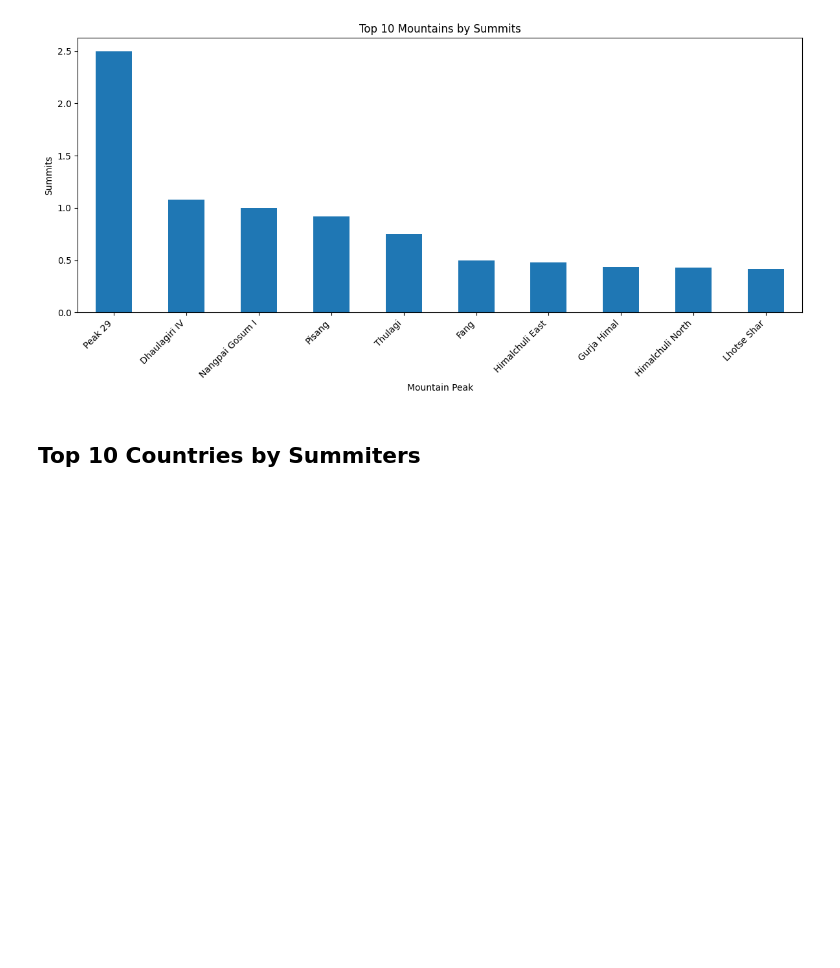
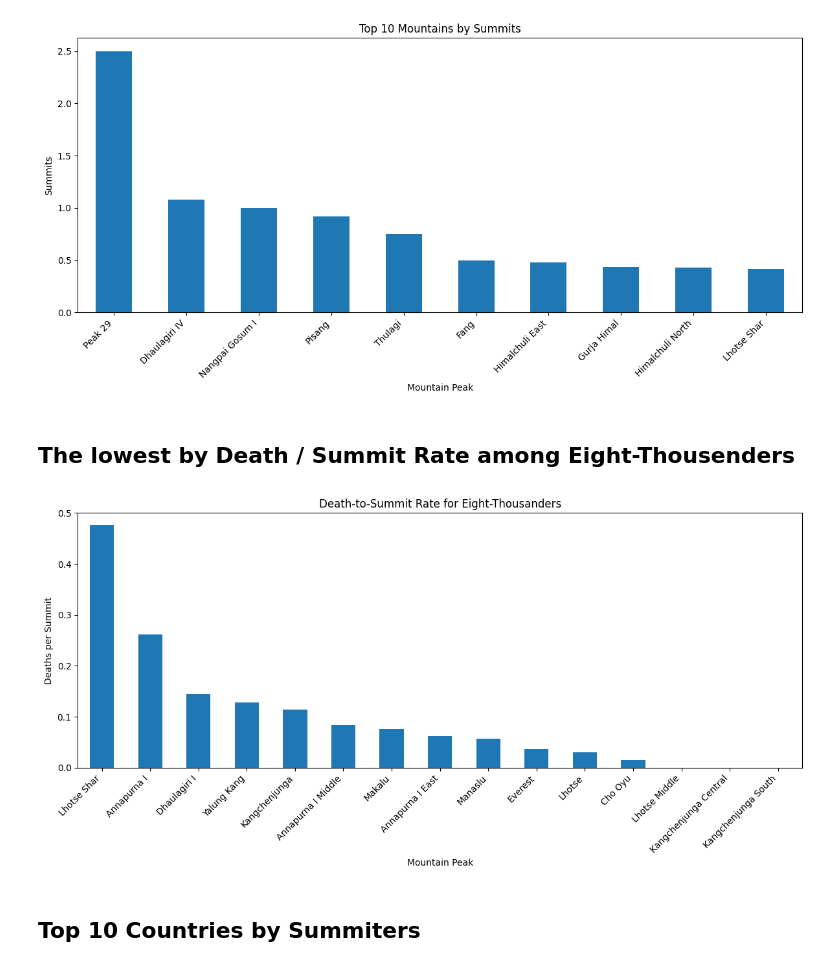
Before and after one commit to DmytroRi/himalayan_expeditions, a Jupyter notebook: HimalayaInsights.ipynb, the cells around one changed output. Saved outputs shown, nothing was run; the diff lists cells and outputs as text; code cells hidden in the pictures; blank space fills up the shorter version.

```diff
--- a/HimalayaInsights.ipynb
+++ b/HimalayaInsights.ipynb
@@ -287,6 +287,30 @@ plt.tight_layout()
 plt.show()
 # %% [output]
 [figure]
+# %% [markdown]
+## The lowest by Death / Summit Rate among Eight-Thousenders
+# %%
+eightKs = peaks[peaks['height_m']>8000][['peak_id', 'peak_name']]
+merge = exped.merge(eightKs, on='peak_id', how='inner', suffixes=('', '_peak'))
+
+stats = merge.groupby('peak_name_peak').agg(
+    total_deaths=('mbrs_deaths', 'sum'),
+    total_summits=('mbrs_summited', 'sum'))
+
+stats['death_to_summit_rate'] = stats['total_deaths'] / stats['total_summits']
+
+stats = stats.sort_values('death_to_summit_rate', ascending=False)
+
+plt.figure(figsize=(12, 6))
+stats['death_to_summit_rate'].plot(kind='bar')
+plt.title('Death-to-Summit Rate for Eight-Thousanders')
+plt.xlabel('Mountain Peak')
+plt.ylabel('Deaths per Summit')
+plt.xticks(rotation=45, ha='right')
+plt.tight_layout()
+plt.show()
+# %% [output]
+[figure, added]
 # %% [markdown]
 ## Top 10 Countries by Summiters
 # %%
```
